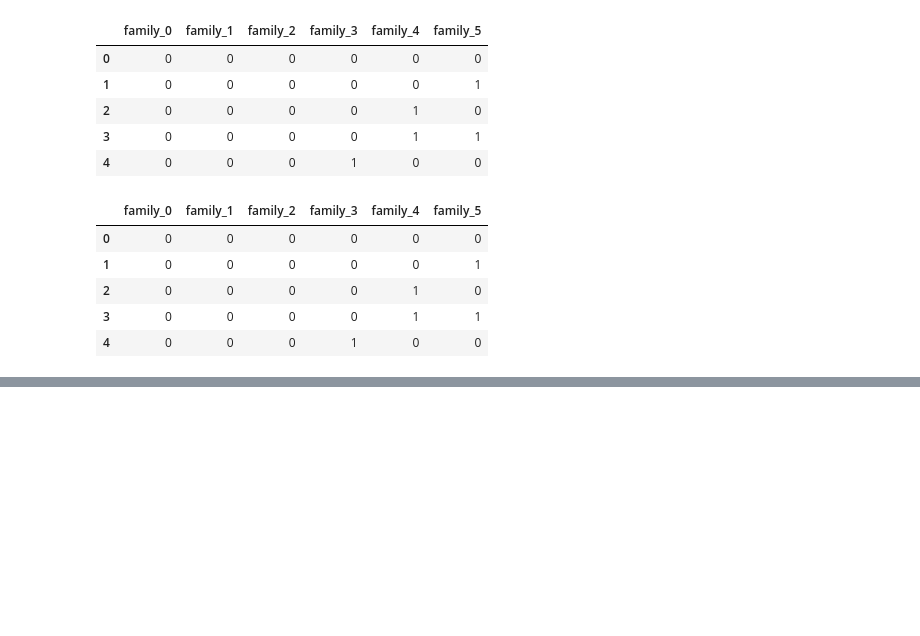
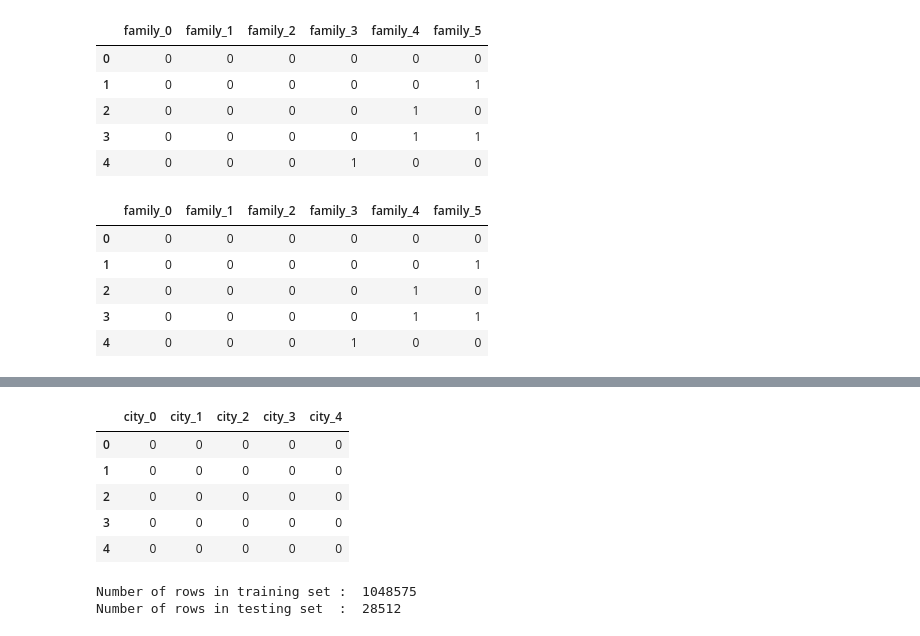
Before and after one commit to amith-vardhan99/kaggle, a Jupyter notebook: Store Sales - Time Series Forecasting/preprocess.ipynb, the cells around one changed output, grey strips where cells are left out. Drawn from its saved outputs; the diff is of its cells as text; code cells hidden in the pictures; blank space fills up the shorter version.

```diff
--- a/Store Sales - Time Series Forecasting/preprocess.ipynb
+++ b/Store Sales - Time Series Forecasting/preprocess.ipynb
@@ -386,0 +489,15 @@ df_test_3 = df_test_2[["id","date","store_nbr_0","store_nbr_1","store_nbr_2","st
+# %%
+city_bin_test.head()
+# %% [output]
+|  | city_0 | city_1 | city_2 | city_3 | city_4 |
+| 0 | 0 | 0 | 0 | 0 | 0 |
+| 1 | 0 | 0 | 0 | 0 | 0 |
+| 2 | 0 | 0 | 0 | 0 | 0 |
+| 3 | 0 | 0 | 0 | 0 | 0 |
+| 4 | 0 | 0 | 0 | 0 | 0 |
+# %%
+print("Number of rows in training set : ",len(city_bin_train))
+print("Number of rows in testing set  : ",len(city_bin_test))
+# %% [output]
+Number of rows in training set :  1048575
+Number of rows in testing set  :  28512
```
Also changed, not shown: parts of 19 cells of this notebook.
